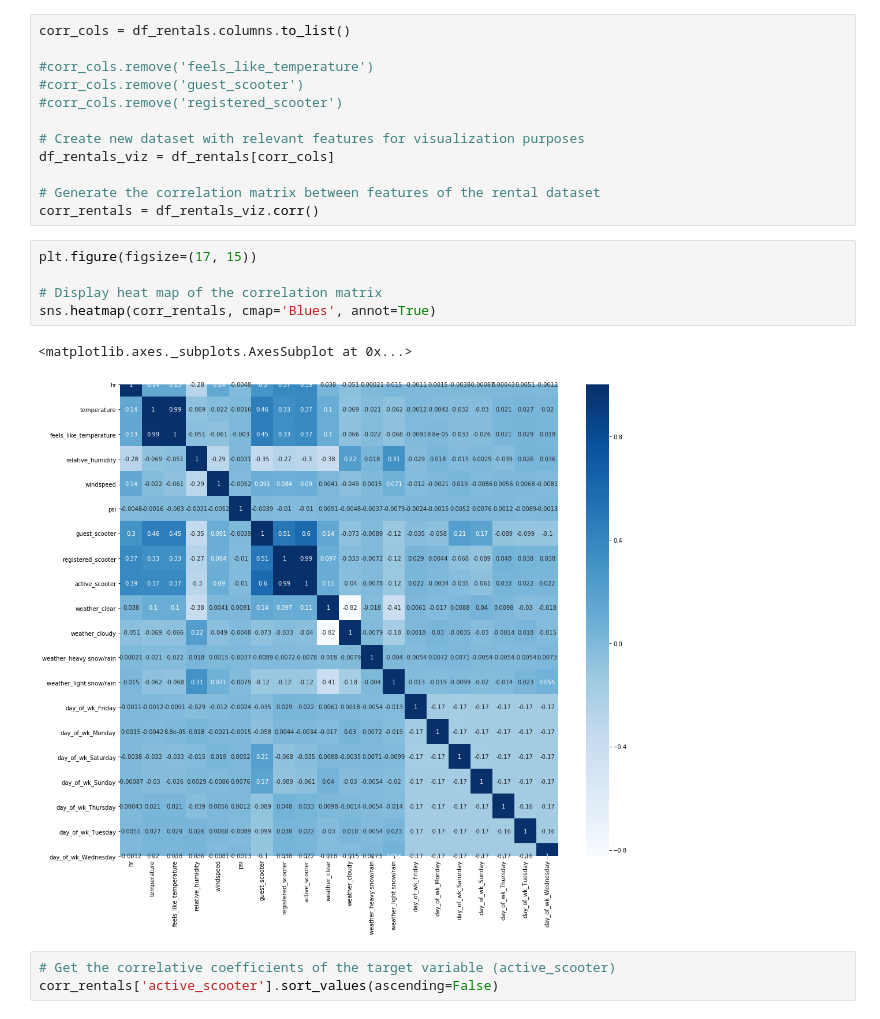
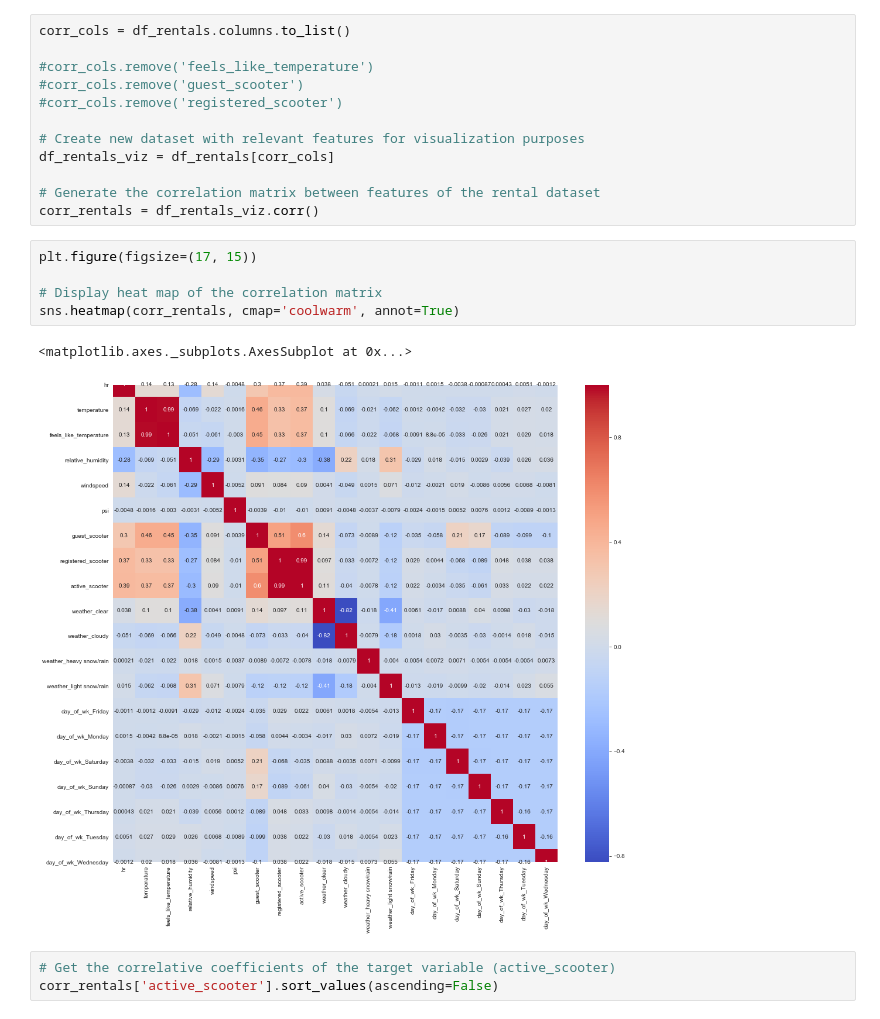
Before and after one commit to hakngrow/aice, a Jupyter notebook: eda.ipynb, the cells around one changed output. Drawn from its saved outputs; the diff is of its cells as text.

```diff
--- a/eda.ipynb
+++ b/eda.ipynb
@@ -453,11 +460,11 @@ corr_rentals = df_rentals_viz.corr()
 # %%
 plt.figure(figsize=(17, 15))
 
 # Display heat map of the correlation matrix
-sns.heatmap(corr_rentals, cmap='Blues', annot=True)
+sns.heatmap(corr_rentals, cmap='coolwarm', annot=True)
 # %% [output]
 <matplotlib.axes._subplots.AxesSubplot at 0x...>
-[figure, old version]
+[figure, new version]
 # %%
 # Get the correlative coefficients of the target variable (active_scooter)
 corr_rentals['active_scooter'].sort_values(ascending=False)
```
Also changed, not shown: parts of 11 cells of this notebook.
